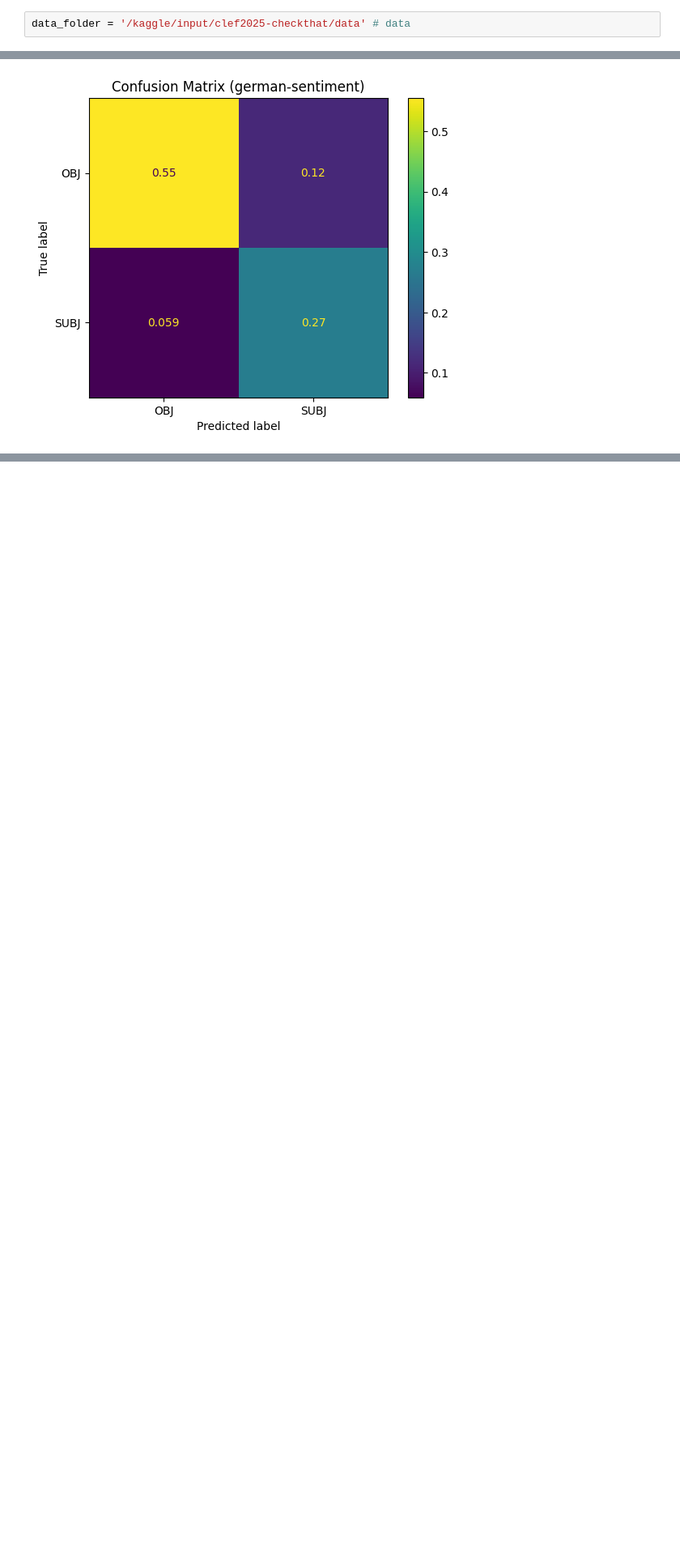
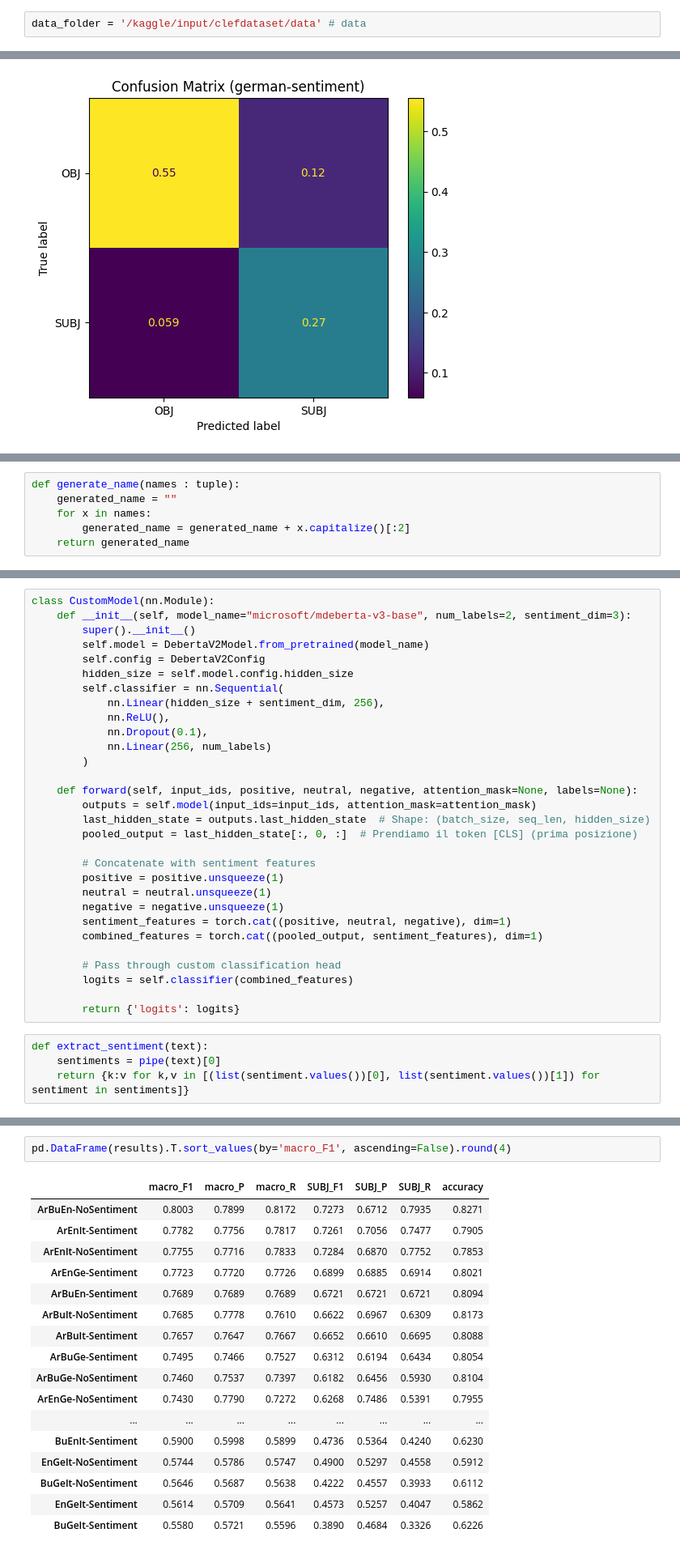
Before and after one commit to MatteoFasulo/clef2025-checkthat, a Jupyter notebook: notebook.ipynb, the cells around one changed output, grey strips where cells are left out. Shown at 81% size. Cells and saved outputs as stored; diff of their text form; blank space fills up the shorter version.

```diff
--- a/notebook.ipynb
+++ b/notebook.ipynb
@@ -208,7 +208,7 @@ class Subjectivity:
             'accuracy': acc
         }
 # %%
-data_folder = '/kaggle/input/clef2025-checkthat/data' # data
+data_folder = '/kaggle/input/clefdataset/data' # data
 # %%
 detector = Subjectivity(data_folder=data_folder, seed=SEED, device=device)
 # %% [output]
@@ -1979,0 +1988,6 @@ pd.DataFrame(results).T.sort_values(by='macro_F1', ascending=False).round(4)
+# %%
+def generate_name(names : tuple):
+    generated_name = ""
+    for x in names:
+        generated_name = generated_name + x.capitalize()[:2]
+    return generated_name
@@ -1979,0 +1996,34 @@ pd.DataFrame(results).T.sort_values(by='macro_F1', ascending=False).round(4)
+# %%
+class CustomModel(nn.Module):
+    def __init__(self, model_name="microsoft/mdeberta-v3-base", num_labels=2, sentiment_dim=3):
+        super().__init__()
+        self.model = DebertaV2Model.from_pretrained(model_name)
+        self.config = DebertaV2Config
+        hidden_size = self.model.config.hidden_size
+        self.classifier = nn.Sequential(
+            nn.Linear(hidden_size + sentiment_dim, 256),
+            nn.ReLU(),
+            nn.Dropout(0.1),
+            nn.Linear(256, num_labels)
+        )
+
+    def forward(self, input_ids, positive, neutral, negative, attention_mask=None, labels=None):
+        outputs = self.model(input_ids=input_ids, attention_mask=attention_mask)
+        last_hidden_state = outputs.last_hidden_state  # Shape: (batch_size, seq_len, hidden_size)
+        pooled_output = last_hidden_state[:, 0, :]  # Prendiamo il token [CLS] (prima posizione)
+
+        # Concatenate with sentiment features
+        positive = positive.unsqueeze(1)
+        neutral = neutral.unsqueeze(1)
+        negative = negative.unsqueeze(1)
+        sentiment_features = torch.cat((positive, neutral, negative), dim=1)
+        combined_features = torch.cat((pooled_output, sentiment_features), dim=1)
+
+        # Pass through custom classification head
+        logits = self.classifier(combined_features)
+
+        return {'logits': logits}
+# %%
+def extract_sentiment(text):
+    sentiments = pipe(text)[0]
+    return {k:v for k,v in [(list(sentiment.values())[0], list(sentiment.values())[1]) for sentiment in sentiments]}
@@ -1979,0 +2227,20 @@ pd.DataFrame(results).T.sort_values(by='macro_F1', ascending=False).round(4)
+# %%
+pd.DataFrame(results).T.sort_values(by='macro_F1', ascending=False).round(4)
+# %% [output]
+|  | macro_F1 | macro_P | macro_R | SUBJ_F1 | SUBJ_P | SUBJ_R | accuracy |
+| ArBuEn-NoSentiment | 0.8003 | 0.7899 | 0.8172 | 0.7273 | 0.6712 | 0.7935 | 0.8271 |
+| ArEnIt-Sentiment | 0.7782 | 0.7756 | 0.7817 | 0.7261 | 0.7056 | 0.7477 | 0.7905 |
+| ArEnIt-NoSentiment | 0.7755 | 0.7716 | 0.7833 | 0.7284 | 0.6870 | 0.7752 | 0.7853 |
+| ArEnGe-Sentiment | 0.7723 | 0.7720 | 0.7726 | 0.6899 | 0.6885 | 0.6914 | 0.8021 |
+| ArBuEn-Sentiment | 0.7689 | 0.7689 | 0.7689 | 0.6721 | 0.6721 | 0.6721 | 0.8094 |
+| ArBuIt-NoSentiment | 0.7685 | 0.7778 | 0.7610 | 0.6622 | 0.6967 | 0.6309 | 0.8173 |
+| ArBuIt-Sentiment | 0.7657 | 0.7647 | 0.7667 | 0.6652 | 0.6610 | 0.6695 | 0.8088 |
+| ArBuGe-Sentiment | 0.7495 | 0.7466 | 0.7527 | 0.6312 | 0.6194 | 0.6434 | 0.8054 |
+| ArBuGe-NoSentiment | 0.7460 | 0.7537 | 0.7397 | 0.6182 | 0.6456 | 0.5930 | 0.8104 |
+| ArEnGe-NoSentiment | 0.7430 | 0.7790 | 0.7272 | 0.6268 | 0.7486 | 0.5391 | 0.7955 |
+| ... | ... | ... | ... | ... | ... | ... | ... |
+| BuEnIt-Sentiment | 0.5900 | 0.5998 | 0.5899 | 0.4736 | 0.5364 | 0.4240 | 0.6230 |
+| EnGeIt-NoSentiment | 0.5744 | 0.5786 | 0.5747 | 0.4900 | 0.5297 | 0.4558 | 0.5912 |
+| BuGeIt-NoSentiment | 0.5646 | 0.5687 | 0.5638 | 0.4222 | 0.4557 | 0.3933 | 0.6112 |
+| EnGeIt-Sentiment | 0.5614 | 0.5709 | 0.5641 | 0.4573 | 0.5257 | 0.4047 | 0.5862 |
+| BuGeIt-Sentiment | 0.5580 | 0.5721 | 0.5596 | 0.3890 | 0.4684 | 0.3326 | 0.6226 |
```
Also changed, not shown: parts of 10 cells of this notebook.
